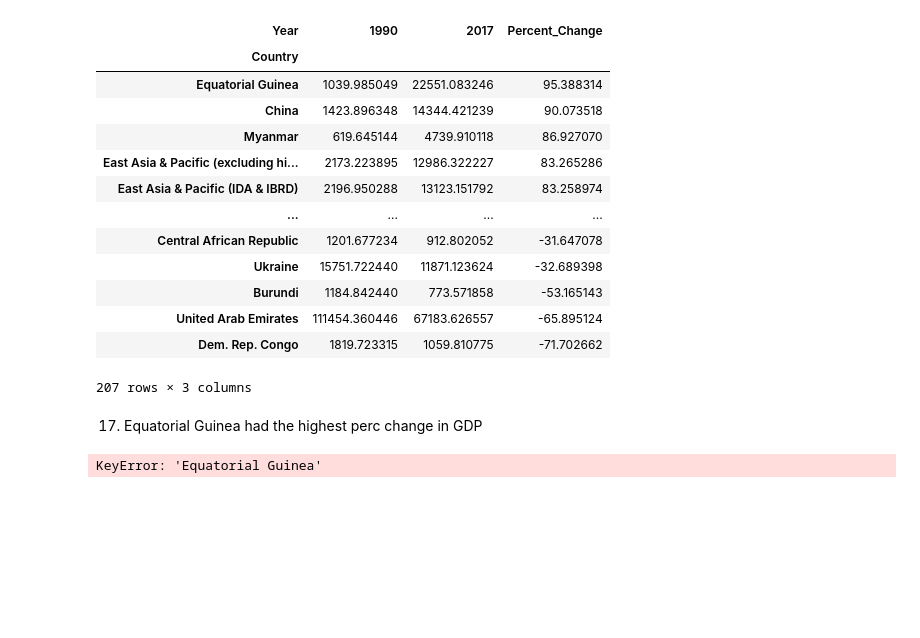
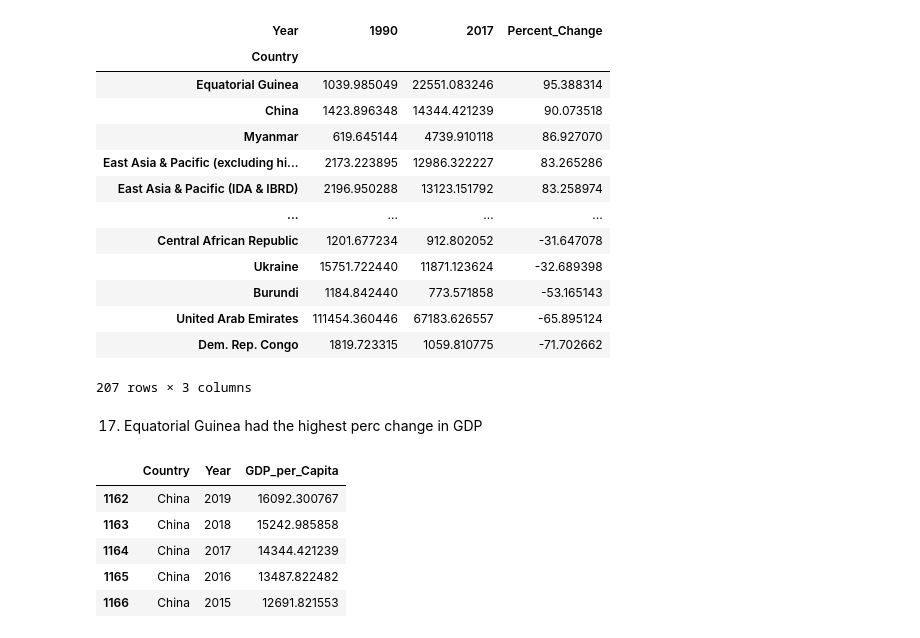
Before and after one commit to nss-data-science-cohort-5/un_exploration-JAGVU09, a Jupyter notebook: notebooks/UN_Data_Exploration.ipynb, the cells around one changed output. Drawn from its saved outputs; the diff is of its cells as text; code cells hidden in the pictures; blank space fills up the shorter version.

```diff
--- a/notebooks/UN_Data_Exploration.ipynb
+++ b/notebooks/UN_Data_Exploration.ipynb
@@ -303,8 +303,3 @@ gdp_pivoted.sort_values("Percent_Change", ascending = False)
 207 rows × 3 columns
 # %% [markdown]
 17. Equatorial Guinea had the highest perc change in GDP
-# %%
-gdp_df.plot.line(x="Equatorial Guinea",
-                y= "GDP_per_Capita")
-# %% [output]
-KeyError: 'Equatorial Guinea'
@@ -310,0 +309,9 @@ KeyError: 'Equatorial Guinea'
+# %%
+gdp_china.head()
+# %% [output]
+|  | Country | Year | GDP_per_Capita |
+| 1162 | China | 2019 | 16092.300767 |
+| 1163 | China | 2018 | 15242.985858 |
+| 1164 | China | 2017 | 14344.421239 |
+| 1165 | China | 2016 | 13487.822482 |
+| 1166 | China | 2015 | 12691.821553 |
```
Also changed, not shown: parts of 3 cells of this notebook.
